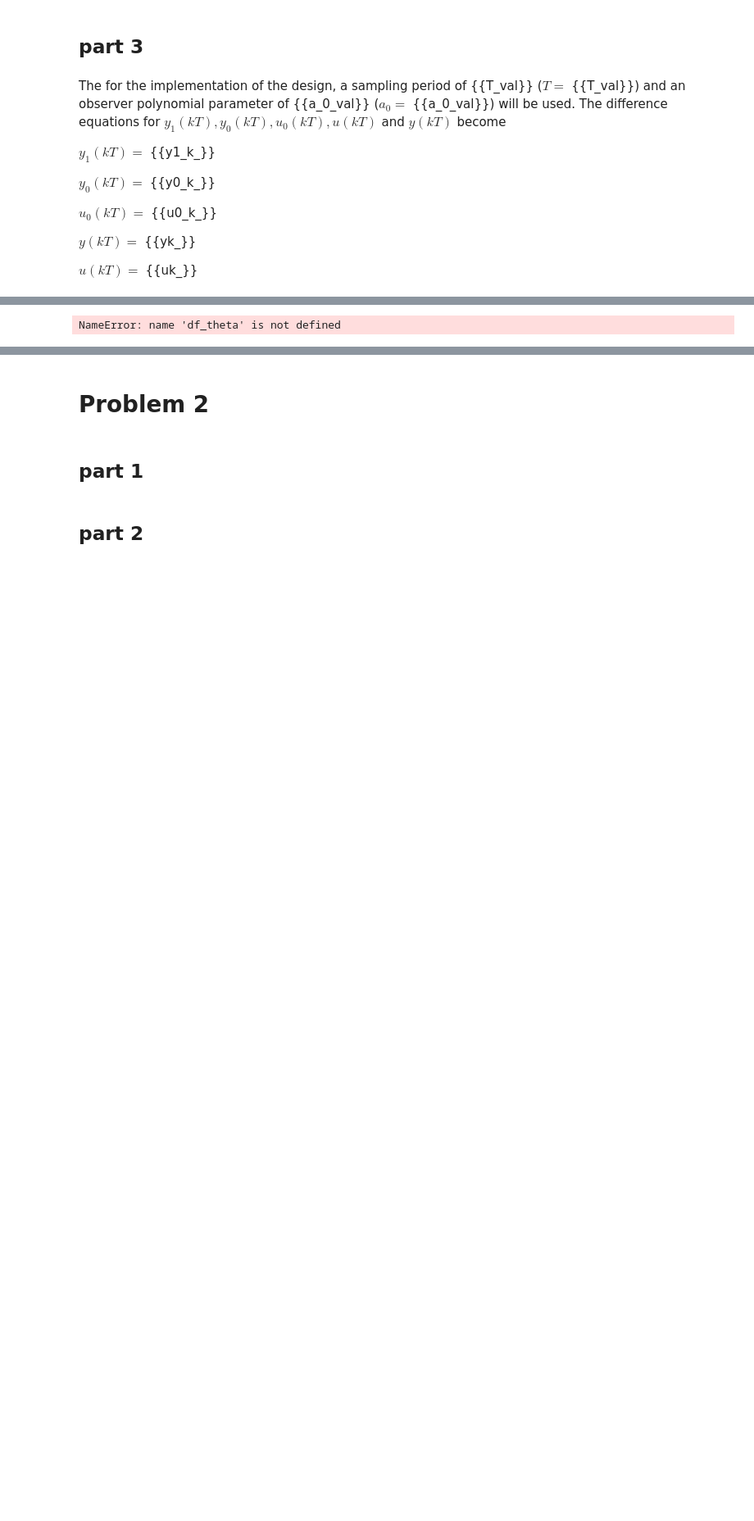
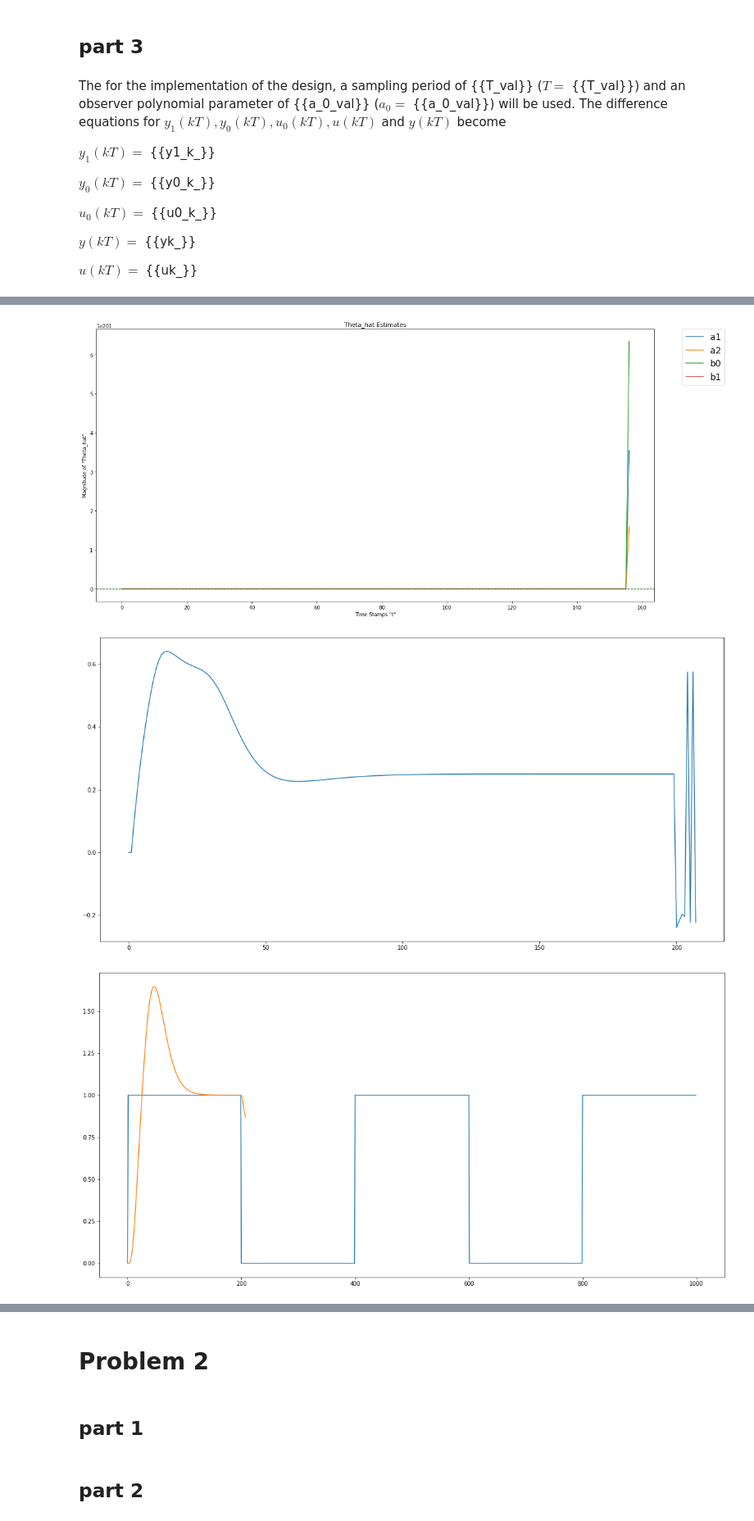
Before and after one commit to cplan082-tech/Adaptive_Control, a Jupyter notebook: assignments/A2/Clive_Plante_hw2.ipynb, the cells around one changed output, grey strips where cells are left out. Shown at 82% size. Cells and saved outputs as stored; diff of their text form; code cells hidden in the pictures; blank space fills up the shorter version.

```diff
--- a/assignments/A2/Clive_Plante_hw2.ipynb
+++ b/assignments/A2/Clive_Plante_hw2.ipynb
@@ -179,7 +185,7 @@ $\Rightarrow y_2(s) = -xy_1(s) - dy_0(s) + cu_0(s)$
 # %% [markdown]
 ### Bilinear Transformation of Filtered ODE
 # %%
-H_f = 1/A_m
+H_f = 1/Am
 # %% [markdown]
 The filter $H_f(s)$ is given to be
 
@@ -257,20 +263,21 @@ $y_2(kT) = [-y_1(kT) \; -y_0(kT) \; u_0(kT)][x \; d \; c]^T = \phi^T\theta$
 # %% [markdown]
 ### Bilinear Transformation of Control Signal u(t)
 # %%
-T_R = T_/R_
-S_R = S_/R_
+T_R = simplify(T_/R)
+S_R = simplify(S/R)
 
 T_subd = T_
-R_subd = R_.subs(r_1, r_1_)
-S_subd = collect(expand(S_.subs([(s_0,s_0_), (s_1,s_1_), (r_1, r_1_)])), s)
+R_subd = R.subs(r1, r_1)
+S_subd = collect(expand(S.subs([(s0,s_0), (s1,s_1), (r1, r_1)])), s)
 
 T_R_subd = T_subd/R_subd
 S_R_subd = simplify(S_subd/R_subd)
 
-# bilinear transformation of T/R and S/R
+# # bilinear transformation of T/R and S/R in terms of plant params
 # TR = collect(simplify(expand(T_R_subd.subs(s, bilinear_T))), q)
 # SR = collect(simplify(expand(S_R_subd.subs(s, bilinear_T))), q)
 
+# bilinear transformation of T/R and S/R in terms of control params
 TR = collect(simplify(expand(T_R.subs(s, bilinear_T))), q)
 SR = collect(simplify(expand(S_R.subs(s, bilinear_T))), q)
 # %% [markdown]
@@ -321,7 +332,8 @@ $u(k) = \;${{uk}}
 # %% [markdown]
 ### Bilinear Transformation of Control Signal $G(s)$
 # %%
-G_ = collect(simplify(expand(G.subs(s, bilinear_T))), q)
+G_ = collect(simplify(expand(G.subs([(d,.5), (c,2)]))), q)
+G_ = collect(simplify(expand(G_.subs(s, bilinear_T))), q)
 
 obj_G_ = numden_coeff(G_, q)
 
@@ -377,11 +400,11 @@ $u(kT) = \;${{uk_}}
 # %%
-sample_depth = 100
+sample_depth = int(100/T_val)
 sample_range = range(sample_depth)
 starting_samples = 2
 
 t = [i for i in sample_range]
-u_c = np.ones(sample_depth)*-1
-u_c[np.where([m.sin(t[i]*m.pi/20)>=0 for i in sample_range])] = 1
+u_c = np.ones(sample_depth)
+u_c[np.where([m.sin(t[i]*m.pi*T_val/20)<=0 for i in sample_range])] = 0
 
 c = 2
 d = 0.5
@@ -397,44 +420,47 @@ y1 = [0]*starting_samples
 y0 = [0]*starting_samples
 u0 = [0]*starting_samples
 
 lam = 1
 I = np.identity(3)
 p = 100*I
 
 for k in range(2,sample_depth):
     phi = np.array([-y1[-1], -y0[-1], u0[-1]]).reshape(-1,1)
 
+    theta_hat.append(theta_hat[-1] + T_val*(p@phi)*(phi.T@theta0 - phi.T@theta_hat[-1]))
+    p = p + T_val*(lam*I - p@phi@phi.T)@p
+
+#     theta_hat.append(T_val*(p@phi)*(phi.T@theta0 - phi.T@theta_hat[-1]))
+#     p = p + T_val*(lamb*I - p@phi@phi.T)@p
+
 #     K = p@phi@inv(lam + phi.T@p@phi)
 #     theta_hat.append(theta_hat[-1] + K*(phi.T@theta0 - phi.T@theta_hat[-1]))
 #     p = (I - K@phi.T)@p/lam
 
-    p = inv(inv(p) + phi@phi.T)
-    K = p@phi
-    theta_hat.append(theta_hat[-1] + K*(np.reshape(phi.T@theta0, ()) - phi.T@theta_hat[-1]))
+#     p = inv(inv(p) + phi@phi.T)
+#     K = p@phi
+#     theta_hat.append(theta_hat[-1] + K*(np.reshape(phi.T@theta0, ()) - phi.T@theta_hat[-1]))
 
-#     theta_hat.append(theta_hat[-1] + T_val*(p@phi)*(phi.T@theta0 - phi.T@theta_hat[-1]))
-#     p = p + T_val*(lam*I - p@phi@phi.T)@p
+#     u.append(np.reshape(uk_func(u[k-1], u_c[k], u_c[k-1], phi.T@theta0, y[k-1], theta_hat[-1][2], theta_hat[-1][1]), ()))
+#     y.append(np.reshape(yk_func(u[k], u[k-1], u[k-2], y[k-1], y[k-2], theta_hat[k][2], theta_hat[-1][1]), ()))
 
-#     theta_hat.append(T_val*(p@phi)*(phi.T@theta0 - phi.T@theta_hat[-1]))
-#     p = p + T_val*(lamb*I - p@phi@phi.T)@p
-
-
-    u.append(np.reshape(uk_func(u[k-1], u_c[k], u_c[k-1], phi.T@theta0, y[k-1], theta_hat[-1][2], theta_hat[-1][1]), ()))
-    y.append(np.reshape(yk_func(u[k], u[k-1], u[k-2], y[k-1], y[k-2], theta_hat[k][2], theta_hat[-1][1]), ()))
+    u.append(np.reshape(uk_func(u[k-1], u_c[k], u_c[k-1], y[-1], y[-2], theta_hat[-1][2], theta_hat[-1][1]), ()))
+    y.append(np.reshape(yk_func(u[k], u[k-1], u[k-2], y[-1], y[-2], theta_hat[k][2], theta_hat[-1][1]), ()))
 
     y1.append(np.reshape(y1_k_func(y[k], y[k-2], y1[k-1], y1[k-2]), ()))
     y0.append(np.reshape(y0_k_func(y[k], y[k-1], y[k-2], y0[k-1], y0[k-2]), ()))
     u0.append(np.reshape(u0_k_func(u[k], u[k-1], u[k-2], u0[k-1], u0[k-2]), ()))
 
 
-pd.DataFrame(np.asarray(theta_hat).reshape(-1,4,),
-                   columns=['a1', 'a2', 'b0', 'b1'])
+df_theta = pd.DataFrame(np.asarray(theta_hat).reshape(-1,4,), columns=['a1', 'a2', 'b0', 'b1'])
 theta_hat_ploter(df_theta, theta0, 'Theta_hat Estimates')
 plt.plot(t,u)
 plt.show()
 
 plt.plot(t,u_c)
 plt.plot(t,y)
 plt.show()
 # %% [output]
-NameError: name 'df_theta' is not defined
+[figure, added]
+[figure, added]
+[figure, added]
```
Also changed, not shown: parts of 14 cells of this notebook.
